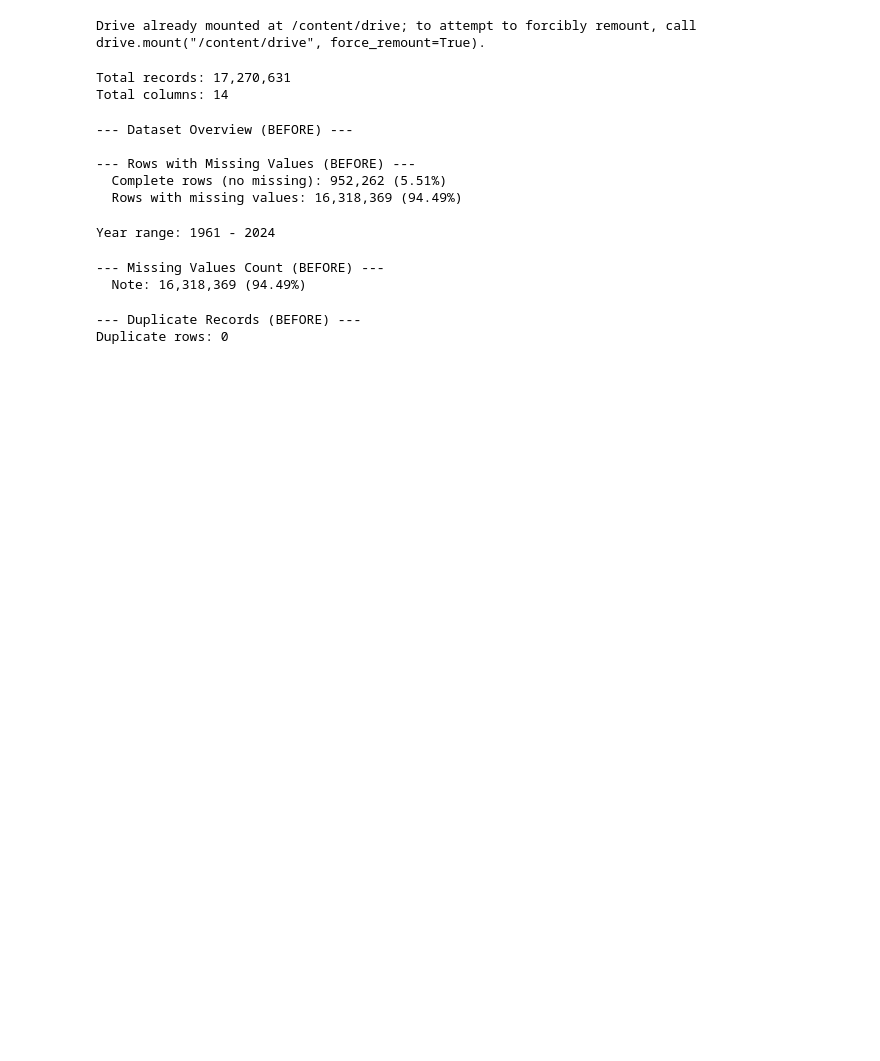
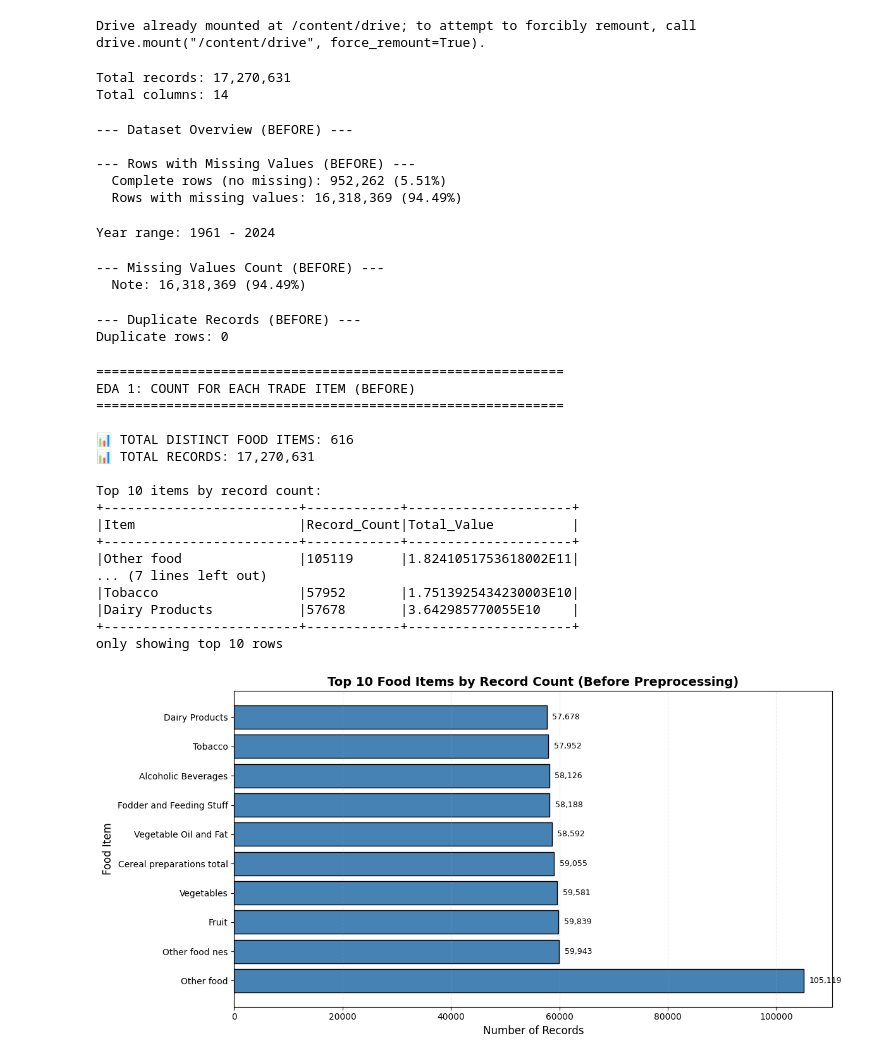
Before and after one commit to prodigal94/food-safe-bots, a Jupyter notebook: EDA.ipynb, the cells around one changed output. Drawn from its saved outputs; the diff is of its cells as text; code cells hidden in the pictures; blank space fills up the shorter version.

Commit message:
add EDA 1 - count records by trade item

```diff
--- a/EDA.ipynb
+++ b/EDA.ipynb
@@ -28,6 +28,8 @@ Drive already mounted at /content/drive; to attempt to forcibly remount, call dr
 file_path = '/content/drive/MyDrive/CSV/Trade_CropsLivestock_E_All_Data_(Normalized).csv'
 
 df = spark.read.csv(file_path, header=True, inferSchema=True)
+# %%
+df_before = df  # This is just a reference, not a copy
 # %%
 # Cache the dataframe to avoid recomputation
 df.cache()
@@ -85,3 +87,70 @@ print(f"Duplicate rows: {duplicates_before:,}")
 # %% [output]
 --- Duplicate Records (BEFORE) ---
 Duplicate rows: 0
+# %%
+# EDA 1: COUNT FOR EACH TRADE ITEM (BEFORE)
+print("\n" + "=" * 60)
+print("EDA 1: COUNT FOR EACH TRADE ITEM (BEFORE)")
+print("=" * 60)
+
+# Show total distinct food items
+distinct_items = df_before.select("Item").distinct().count()
+print(f"\n📊 TOTAL DISTINCT FOOD ITEMS: {distinct_items:,}")
+print(f"📊 TOTAL RECORDS: {df_before.count():,}")
+
+# Count for each trade item
+item_counts_before = df_before.groupBy("Item").agg(
+    F.count("*").alias("Record_Count"),
+    F.sum("Value").alias("Total_Value")
+).orderBy(F.desc("Record_Count"))
+
+print("\nTop 10 items by record count:")
+item_counts_before.show(10, truncate=False)
+
+# Collect for visualization (top 10 only)
+item_before_list = item_counts_before.limit(10).collect()
+items_before = [row.Item for row in item_before_list]
+counts_before = [row.Record_Count for row in item_before_list]
+
+# VISUALIZATION for EDA 1 (BEFORE)
+plt.figure(figsize=(12, 6))
+
+# Bar chart - horizontal for better category label readability
+plt.barh(items_before, counts_before, color='steelblue', edgecolor='black')
+
+# Clear, descriptive title
+plt.title('Top 10 Food Items by Record Count (Before Preprocessing)',
+          fontsize=14, fontweight='bold')
+
+# Label axes clearly
+plt.xlabel('Number of Records', fontsize=12)
+plt.ylabel('Food Item', fontsize=12)
+
+# Add value labels for readability
+for i, v in enumerate(counts_before):
+    plt.text(v + 1000, i, f'{v:,}', va='center', fontsize=9)
+
+# Add grid for readability (but only on x-axis)
+plt.grid(axis='x', alpha=0.3, linestyle='--')
+
+plt.tight_layout()
+plt.show()
+# %% [output]
+============================================================
+EDA 1: COUNT FOR EACH TRADE ITEM (BEFORE)
+============================================================
+
+📊 TOTAL DISTINCT FOOD ITEMS: 616
+📊 TOTAL RECORDS: 17,270,631
+
+Top 10 items by record count:
++-------------------------+------------+---------------------+
+|Item                     |Record_Count|Total_Value          |
++-------------------------+------------+---------------------+
+|Other food               |105119      |1.8241051753618002E11|
+... (7 lines left out)
+|Tobacco                  |57952       |1.7513925434230003E10|
+|Dairy Products           |57678       |3.642985770055E10    |
++-------------------------+------------+---------------------+
+only showing top 10 rows
+[figure, added]
```
